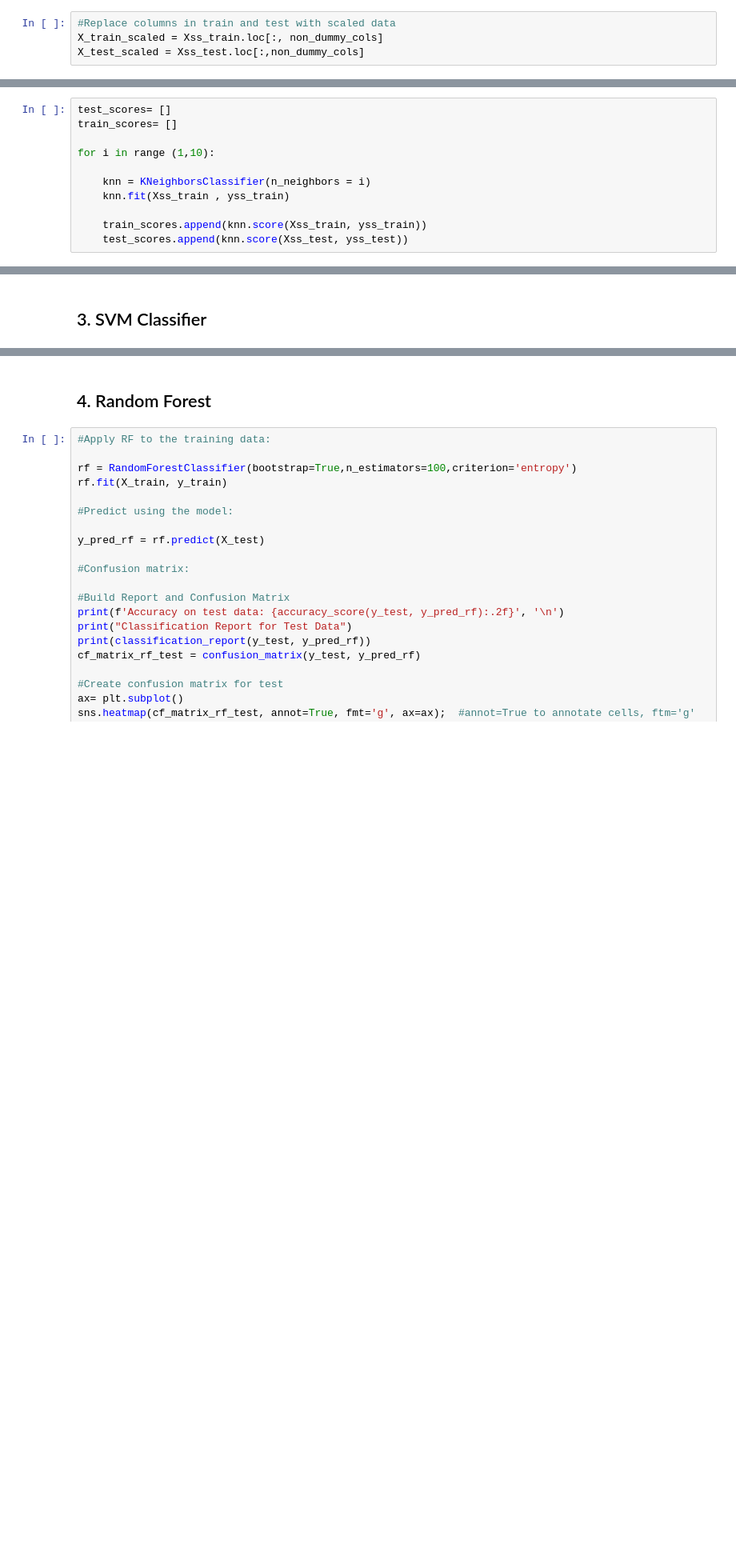
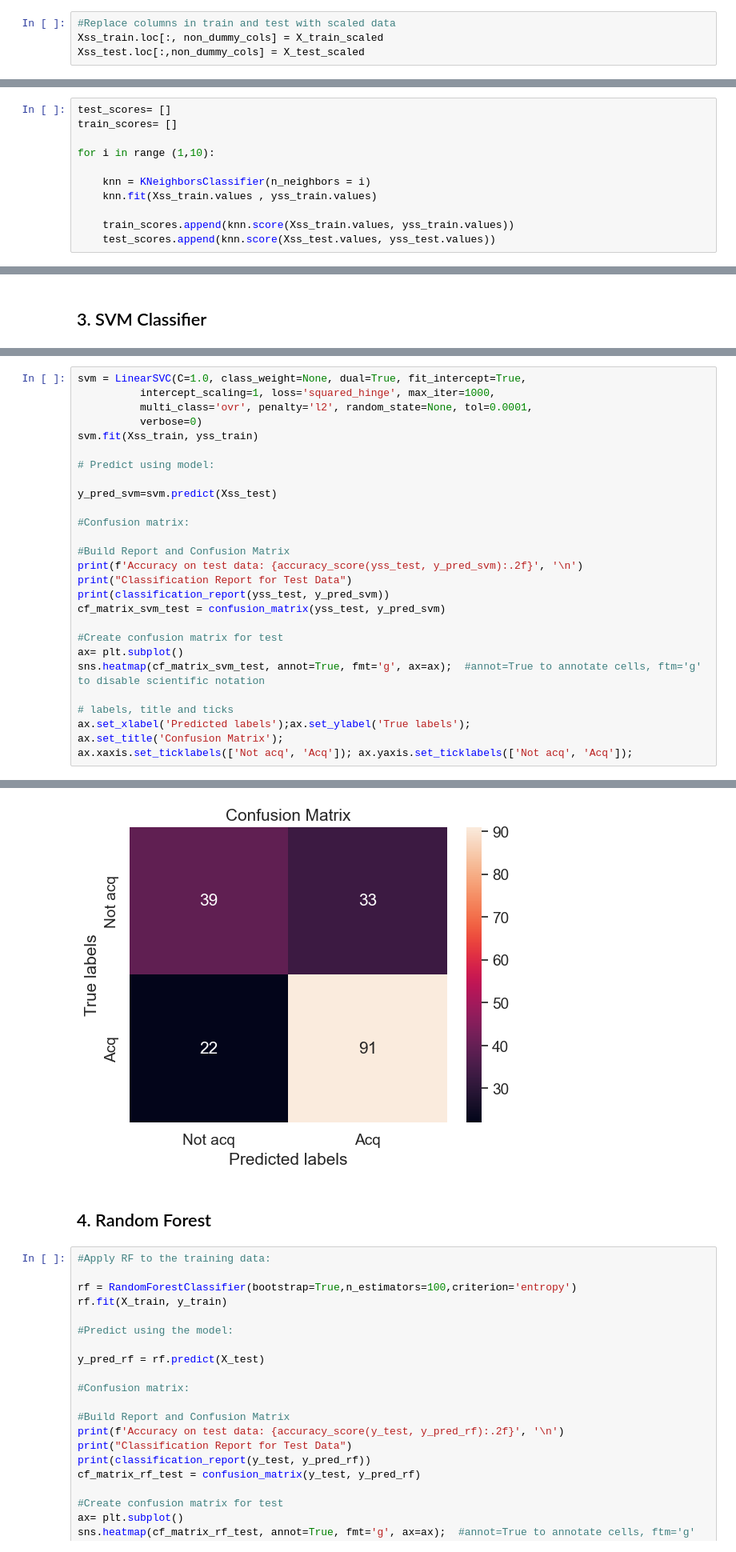
Before and after one commit to emurillo98/capstone-2, a Jupyter notebook: startup_prediction.ipynb, the cells around one changed output, grey strips where cells are left out. Shown at 80% size. Saved outputs shown, nothing was run; the diff lists cells and outputs as text; blank space fills up the shorter version.

```diff
--- a/startup_prediction.ipynb
+++ b/startup_prediction.ipynb
@@ -565,8 +567,8 @@ X_train_scaled = scaler.fit_transform(Xss_train[non_dummy_cols])
 X_test_scaled =scaler.transform(Xss_test[non_dummy_cols])
 # %%
 #Replace columns in train and test with scaled data
-X_train_scaled = Xss_train.loc[:, non_dummy_cols]
-X_test_scaled = Xss_test.loc[:,non_dummy_cols]
+Xss_train.loc[:, non_dummy_cols] = X_train_scaled
+Xss_test.loc[:,non_dummy_cols] = X_test_scaled
 # %%
 #Check for values >1 in the scaled dataset to see if it was appropiately applied
 Xss_train.loc[Xss_train['funding_total_usd']>1]
@@ -663,10 +692,10 @@ train_scores= []
 for i in range (1,10):
 
     knn = KNeighborsClassifier(n_neighbors = i)
-    knn.fit(Xss_train , yss_train)
+    knn.fit(Xss_train.values , yss_train.values)
 
-    train_scores.append(knn.score(Xss_train, yss_train))
-    test_scores.append(knn.score(Xss_test, yss_test))
+    train_scores.append(knn.score(Xss_train.values, yss_train.values))
+    test_scores.append(knn.score(Xss_test.values, yss_test.values))
 # %%
 col_names = ['K', 'Train scores']
 train_scores_df = pd.DataFrame({'K': ['1','2','3','4','5','6','7','8','9'], 'Train_Scores':train_scores})
@@ -772,0 +802,28 @@ weighted avg       0.71      0.72      0.71       185
+# %%
+svm = LinearSVC(C=1.0, class_weight=None, dual=True, fit_intercept=True,
+          intercept_scaling=1, loss='squared_hinge', max_iter=1000,
+          multi_class='ovr', penalty='l2', random_state=None, tol=0.0001,
+          verbose=0)
+svm.fit(Xss_train, yss_train)
+
+# Predict using model:
+
+y_pred_svm=svm.predict(Xss_test)
+
+#Confusion matrix:
+
+#Build Report and Confusion Matrix
+print(f'Accuracy on test data: {accuracy_score(yss_test, y_pred_svm):.2f}', '\n')
+print("Classification Report for Test Data")
+print(classification_report(yss_test, y_pred_svm))
+cf_matrix_svm_test = confusion_matrix(yss_test, y_pred_svm)
+
+#Create confusion matrix for test
+ax= plt.subplot()
+sns.heatmap(cf_matrix_svm_test, annot=True, fmt='g', ax=ax);  #annot=True to annotate cells, ftm='g' to disable scientific notation
+
+# labels, title and ticks
+ax.set_xlabel('Predicted labels');ax.set_ylabel('True labels');
+ax.set_title('Confusion Matrix');
+ax.xaxis.set_ticklabels(['Not acq', 'Acq']); ax.yaxis.set_ticklabels(['Not acq', 'Acq']);
+# %% [output]
@@ -773,3 +841,4 @@ weighted avg       0.71      0.72      0.71       185
+[figure, added]
 # %% [markdown]
 ## 4. Random Forest
 # %%
```
Also changed, not shown: parts of 20 cells of this notebook.
